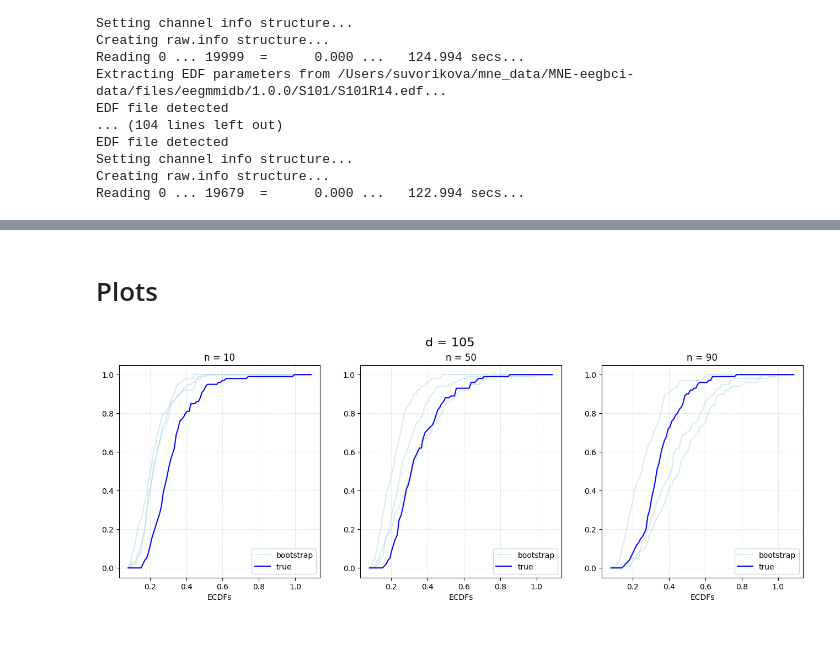
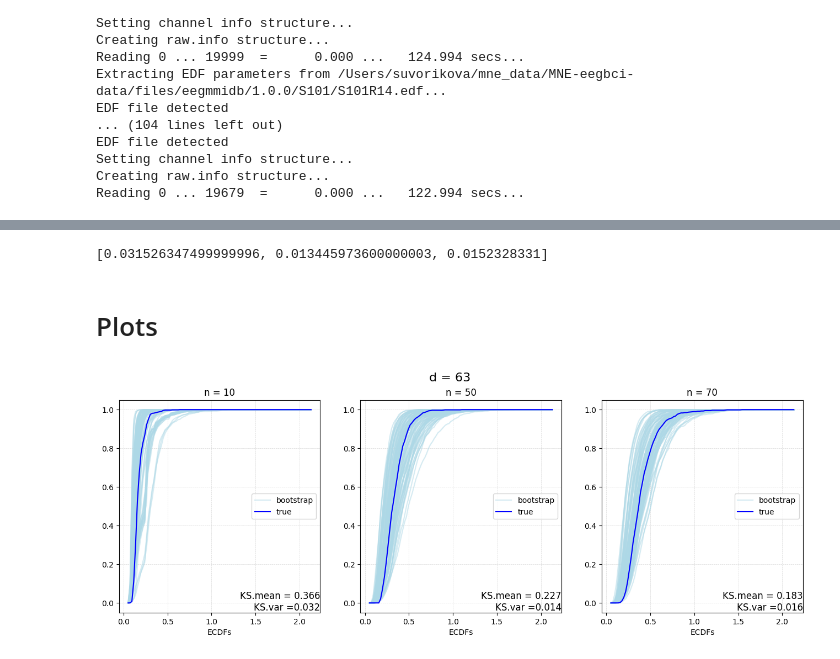
Before and after one commit to asuvor/bw_paper, a Jupyter notebook: Experiments_connectomes.ipynb, the cells around one changed output, grey strips where cells are left out. Cells and saved outputs as stored; diff of their text form; code cells hidden in the pictures.

```diff
--- a/Experiments_connectomes.ipynb
+++ b/Experiments_connectomes.ipynb
@@ -109,23 +109,23 @@ population = [population[i] for i in ind_to_keep]
 # plt.show()
 # %%
 #Initiate resampling parameters
-szs = [10, 50, 90] #sample size
-N = 100 #number of points to construct a curve
-M = 3  #number of bootstrap/asymptotic curves
-d = np.shape(population)[0]
+szs = [10, 50, 70] #sample sizes to compute the empirical barycenter
+N = 1000 #number of points to construct a curve
+M = 100  #number of bootstrap/asymptotic curves
+d = np.shape(population[0])[0]
 setting = 'real_'
 # %%
-#True distribution
-# boot_all = []
+boot_all = []
 true_all = []
 
 for n in szs:
     print(n)
+    #true distribution
     dist_true = true_distr(population, size = n, boot_samples=N, setting = setting)
     true_all.append(dist_true)
     # #bootstrap
-    # stat_boot  = bootstrap(population, size = n, iters = M, boot_samples = N, model = "Poisson", setting = setting)
-    # boot_all.append(stat_boot)
+    stat_boot  = bootstrap(population, size = n, iters = M, boot_samples = N, model = "Poisson", setting = setting)
+    boot_all.append(stat_boot)
 
 
 # #asymptotic distribution
@@ -159,14 +159,18 @@ for j in range(len(szs)):
     # ecdfs_asymp = compute_ecdfs(stat_asymp, x_grd)
     ecdf_true = ecdf_on_grid(dist_true, x_grd)
     ecdfs_true_all.append(ecdf_true)
-    # m_boot, v_boot = compute_KS_stat(ecdf_true, ecdfs_boot)
-    # m_all.append(m_boot)
-    # v_all.append(v_boot)
+    m_boot, v_boot = compute_KS_stat(ecdf_true, ecdfs_boot)
+    m_all.append(m_boot)
+    v_all.append(v_boot)
     # m_asmp, v_asmp = compute_KS_stat(ecdf_true, ecdfs_asymp)
 
 
     # print(m_boot, v_boot)
     # print(m_asmp, v_asmp)
+# %%
+v_all
+# %% [output]
+[0.031526347499999996, 0.013445973600000003, 0.0152328331]
 # %%
 # KS_var_asm = ceil_to_decimals(v_asmp , 3)
 # KS_mean_asm = ceil_to_decimals(m_asmp, 3)
@@ -193,37 +197,39 @@ for j in range(len(szs)):
     axes[j].set_title("n = {0}".format(szs[j]))
     axes[j].set_xlabel("ECDFs")
     # axes[0].set_ylabel("sin(x)")
-    axes[j].legend(loc='best')
+    axes[j].legend(loc='center right')
     axes[j].grid(True, which='both', linestyle='--', linewidth=0.5, alpha=0.5)  # Add pale grid
     xlim1 = axes[j].get_xlim()
     ylim1 = axes[j].get_ylim()
 
     # Place text in the lower-right corner of the first plot
-    # axes[j].text(xlim1[1], ylim1[0], "KS.mean = {0}\nKS.var ={1}".format(KS_mean_boot, KS_var_boot), fontsize=12, color='black',
-    #             ha='right', va='bottom')
+    mn = ceil_to_decimals(m_all[j], 3)
+    vr = ceil_to_decimals(v_all[j], 3)
+    axes[j].text(xlim1[1], ylim1[0], "KS.mean = {0}\nKS.var ={1}".format(mn, vr), fontsize=12, color='black',
+                ha='right', va='bottom')
 
 
 # for i in range(len(ecdfs_asymp)):
 #     if (i == len(ecdfs_asymp) - 1):
 #         axes[1].plot(x_grd, ecdfs_asymp[i], c='orange', alpha = .5, label='asymp.')
 #     else:
 #         axes[1].plot(x_grd, ecdfs_asymp[i], c = 'orange', alpha = .5)
 
 # axes[1].plot(x_grd, ecdf_true, c = 'blue', label='true', lw = 1.5)
 # axes[1].set_title("Asymptotic")
 # axes[1].set_xlabel("ECDFs")
 # # axes[0].set_ylabel("sin(x)")
 # axes[1].legend(loc='best')
 # axes[1].grid(True, which='both', linestyle='--', linewidth=0.5, alpha=0.5)  # Add pale grid
 
 # # Place text in the lower-right corner of the first plot
 # axes[1].text(xlim1[1], ylim1[0], "KS.mean = {0}\nKS.var ={1}".format(KS_mean_asm, KS_var_asm), fontsize=12, color='black',
 #              ha='right', va='bottom')
 
 
 
 fig.suptitle("d = {0}".format(d), fontsize=16)
 
 plt.savefig(setting+"boot_cdfs_d={0}_n={1}_L_proj.png".format(d, n), dpi=300)
 # %% [output]
-[figure, old version]
+[figure, new version]
```
Also changed, not shown: parts of 1 cell of this notebook, 1 other file.
